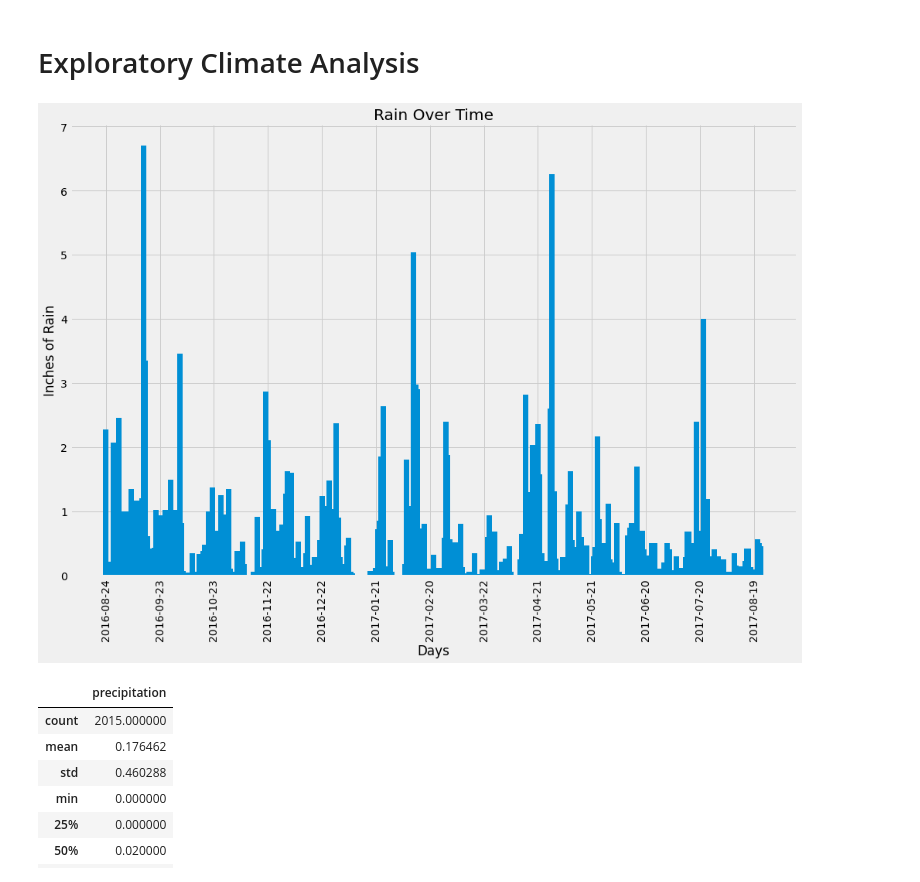
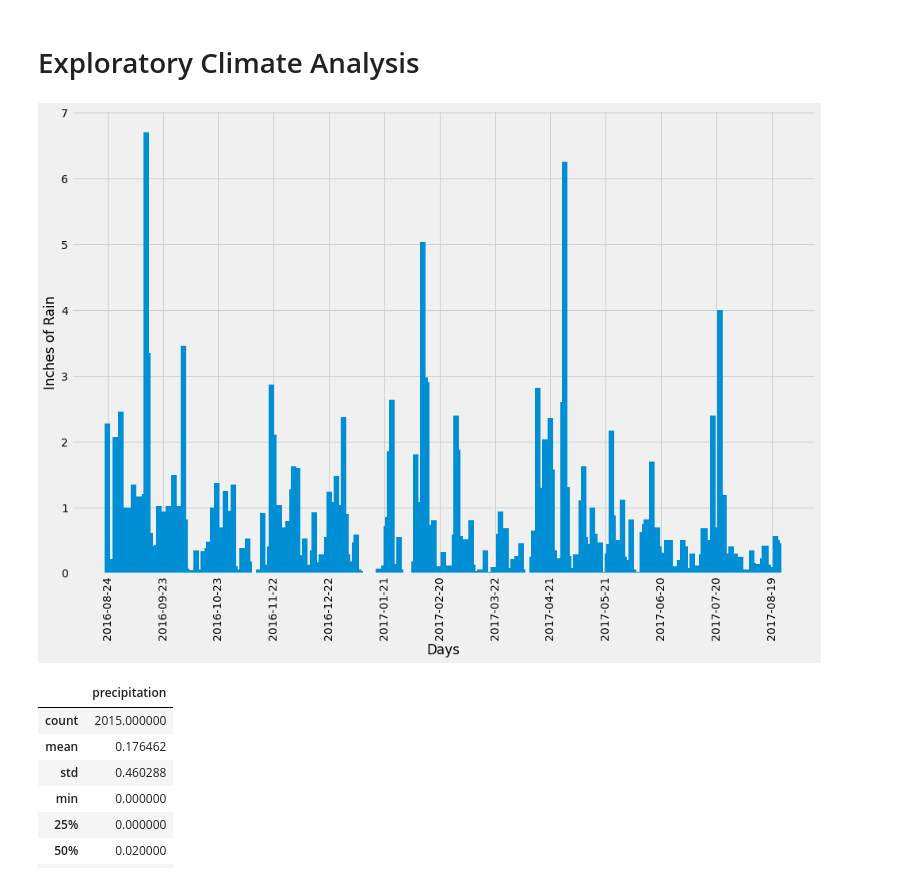
Before and after one commit to travisb98/Climate_Analysis, a Jupyter notebook: climate.ipynb, the cells around one changed output. Cells and saved outputs as stored; diff of their text form; code cells hidden in the pictures.

```diff
--- a/climate.ipynb
+++ b/climate.ipynb
@@ -75,6 +75,7 @@ hon_sta_id=engine.execute("SELECT station from station WHERE name like '%Honolul
 # Exploratory Climate Analysis
 # %%
 # Design a query to retrieve the last 12 months of precipitation data and plot the results
+
 
 ####getting the max day from the measurement table and converting it into datetime format
 
@@ -84,40 +85,35 @@ max_date = dt.datetime.strptime(max_date,'%Y-%m-%d')
 # Calculate the date 1 year ago from the last data point in the database
 year_ago =(max_date - dt.timedelta(weeks=52)).replace(day=max_date.day)
 
 ##### converting it into a format that we're able to query with
 year_ago = f'{year_ago.year}-{year_ago.month:02d}-{year_ago.day:02d}'
 
 # Perform a query to retrieve the data and precipitation amounts
 annual_pre_list = session.query(mt.date,mt.prcp).filter(mt.date>year_ago).all()
 
 year_list =[pd.to_datetime(x,format='%Y-%m-%d') for x,y in annual_pre_list]
 precip_list = [y for x,y in annual_pre_list]
 
 # Save the query results as a Pandas DataFrame and set the index to the date column &  Sort the dataframe by date, and remove null values
 annual_pre_df = pd.DataFrame({"precipitation":precip_list},index=year_list).sort_index().dropna()
 # # Use Pandas Plotting with Matplotlib to plot the data
 
 #### defining x ticks as every 30 days
 x_ticks=[annual_pre_df.index[0]]
 for x in range(12):
     new_date = x_ticks[-1] + dt.timedelta(days=30)
     x_ticks.append(new_date)
 
+
 ###plotting
 plt.figure(figsize=(15,10))
 plt.bar(annual_pre_df.index,annual_pre_df.precipitation,width=3)
 plt.xticks(x_ticks,rotation='vertical')
 plt.xlabel("Days")
 plt.ylabel("Inches of Rain")
-plt.title("Rain Over Time")
-
-#saving an image of the plot
-plt.savefig('Images/rainChart.png')
-
-## displaying the plot
 plt.show()
 # %% [output]
-[figure, old version]
+[figure, new version]
 # %%
 # Use Pandas to calcualte the summary statistics for the precipitation data
 annual_pre_df.describe()
```
Also changed, not shown: parts of 14 cells of this notebook, 1 other file.
